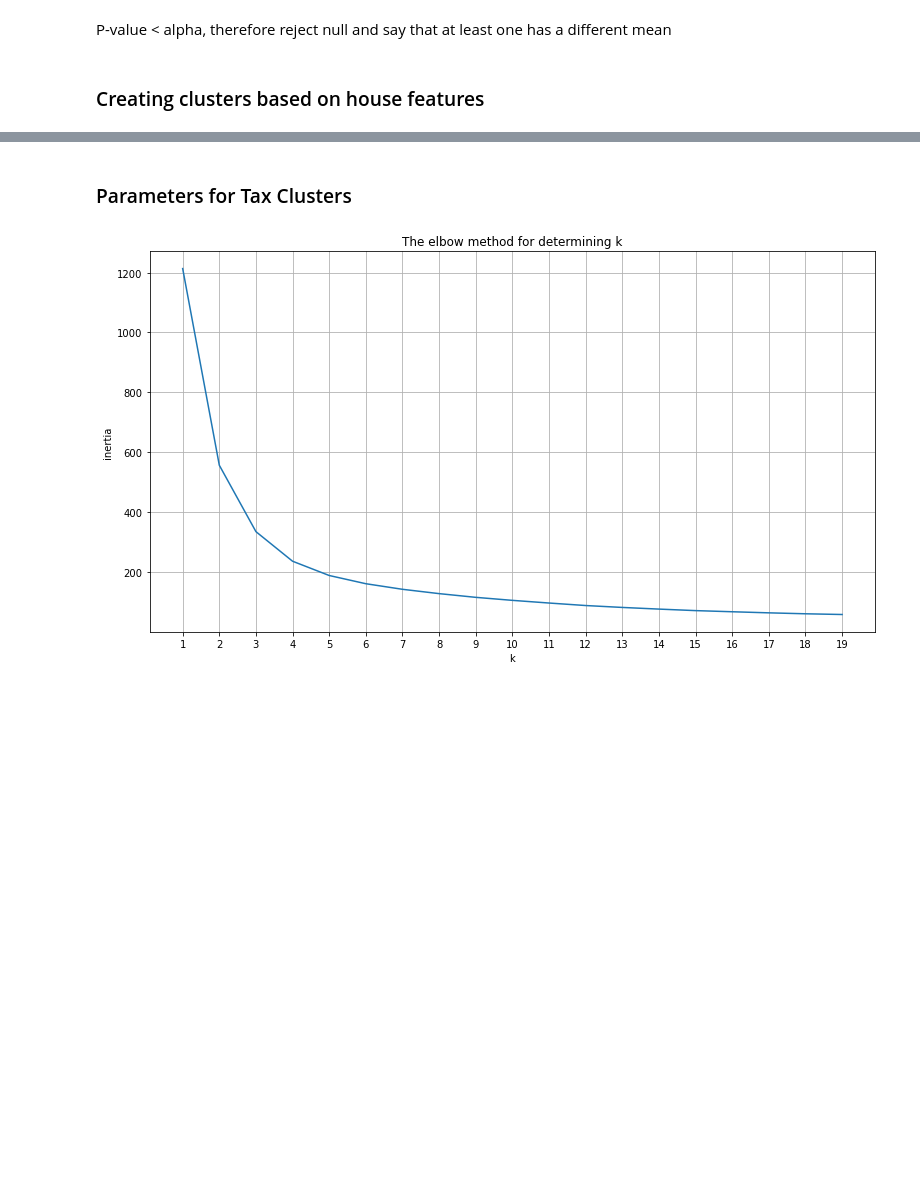
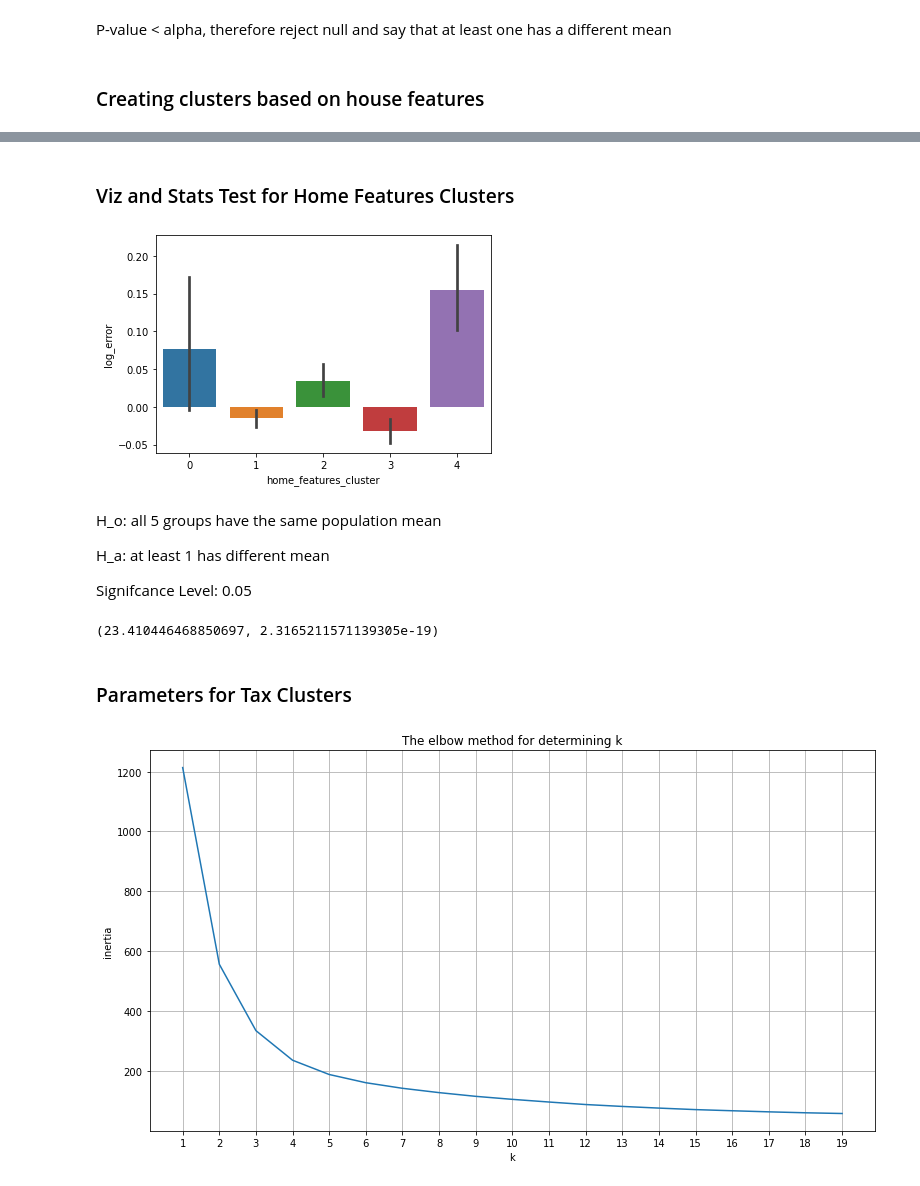
Before and after one commit to Schmidl-Gautam/zillow_clustering, a Jupyter notebook: clustering.ipynb, the cells around one changed output, grey strips where cells are left out. Cells and saved outputs as stored; diff of their text form; code cells hidden in the pictures; blank space fills up the shorter version.

```diff
--- a/clustering.ipynb
+++ b/clustering.ipynb
@@ -149,3 +160,24 @@ train_scaled['home_features_cluster'] = y_kmeans2
+# %% [markdown]
+### Viz and Stats Test for Home Features Clusters
+# %%
+sns.barplot(x=train_scaled["home_features_cluster"], y=train_scaled["log_error"]);
+# %% [output]
+[figure, added]
+# %% [markdown]
+<p>H_o: all 5 groups have the same population mean</p>
+<p>H_a: at least 1 has different mean</p>
+<p>Signifcance Level: 0.05</p>
+# %%
+homef_cluster_0 = train_scaled["log_error"][train_scaled["home_features_cluster"] == 0]
+homef_cluster_1 = train_scaled["log_error"][train_scaled["home_features_cluster"] == 1]
+homef_cluster_2 = train_scaled["log_error"][train_scaled["home_features_cluster"] == 2]
+homef_cluster_3 = train_scaled["log_error"][train_scaled["home_features_cluster"] == 3]
+homef_cluster_4 = train_scaled["log_error"][train_scaled["home_features_cluster"] == 4]
+
+f, p = f_oneway(homef_cluster_0, homef_cluster_1, homef_cluster_2, homef_cluster_3, homef_cluster_4)
+f, p
+# %% [output]
+(23.410446468850697, 2.3165211571139305e-19)
 # %% [markdown]
 ### Parameters for Tax Clusters
 # %%
```
Also changed, not shown: parts of 12 cells of this notebook.
